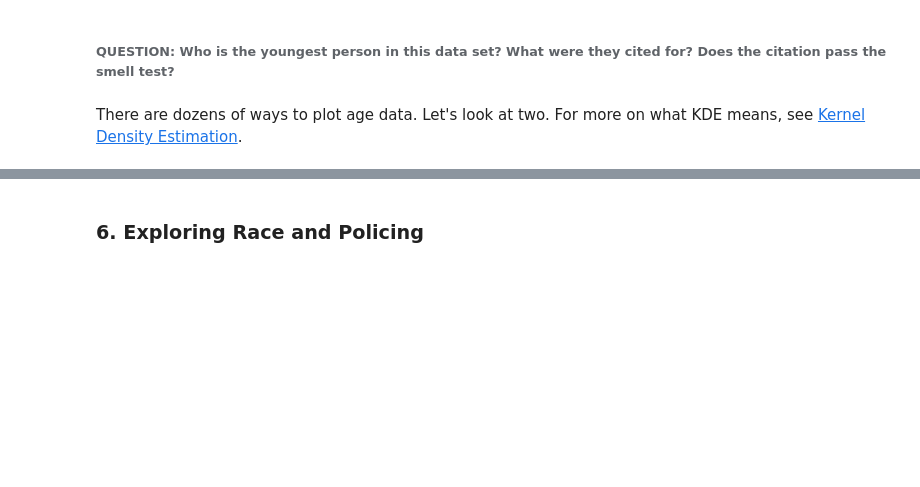
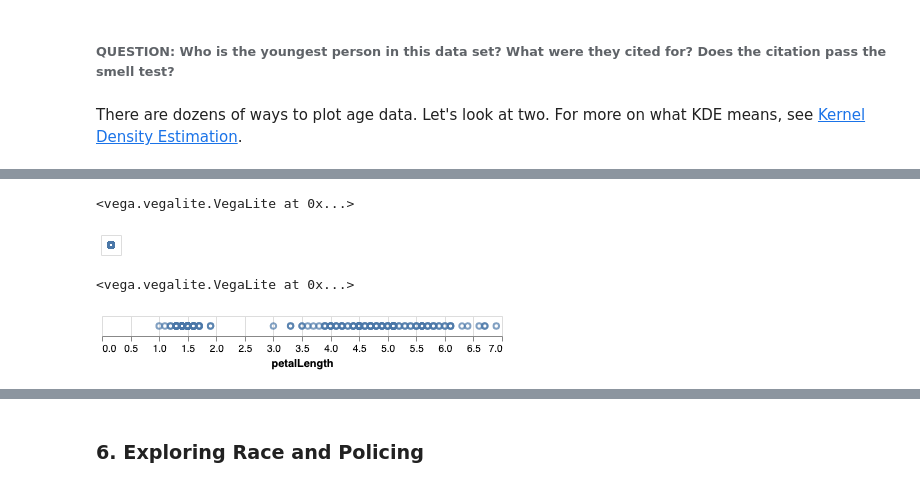
Before and after one commit to ilyagerner/pandas, a Jupyter notebook: Introduction to Exploratory Data Analysis in Python.ipynb, the cells around one changed output, grey strips where cells are left out. Cells and saved outputs as stored; diff of their text form; code cells hidden in the pictures; blank space fills up the shorter version.

```diff
--- a/Introduction to Exploratory Data Analysis in Python.ipynb
+++ b/Introduction to Exploratory Data Analysis in Python.ipynb
@@ -399,0 +493,3 @@ md.subject_age.plot(kind='hist');
+# %%
+iris = data.iris()
+iris.head()
@@ -399,0 +503,12 @@ md.subject_age.plot(kind='hist');
+# %%
+alt.Chart(iris).mark_point()
+# %% [output]
+<vega.vegalite.VegaLite at 0x...>
+[figure, added]
+# %%
+alt.Chart(iris).mark_point().encode(
+    x='petalLength'
+)
+# %% [output]
+<vega.vegalite.VegaLite at 0x...>
+[figure, added]
```
Also changed, not shown: parts of 30 cells of this notebook.
